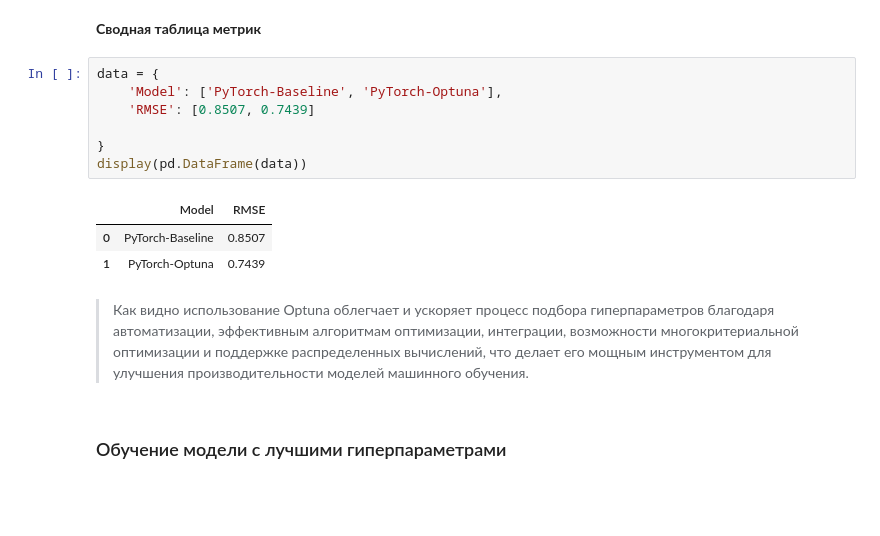
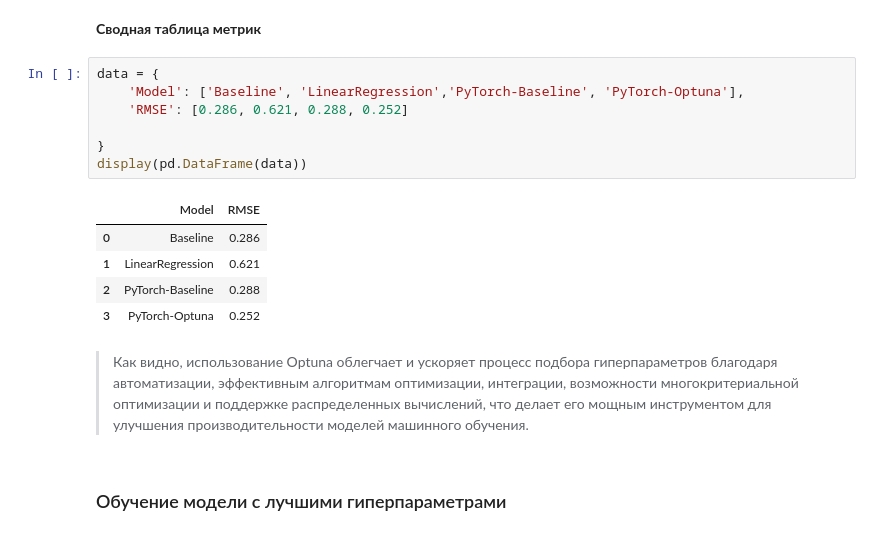
Before and after one commit to Denis-Mukhanov/search-by-images, a Jupyter notebook: search_by_images.ipynb, the cells around one changed output. Cells and saved outputs as stored; diff of their text form; blank space fills up the shorter version.

```diff
--- a/search_by_images.ipynb
+++ b/search_by_images.ipynb
@@ -1263,17 +1586,19 @@ output_results(trial)
 __Сводная таблица метрик__
 # %%
 data = {
-    'Model': ['PyTorch-Baseline', 'PyTorch-Optuna'],
-    'RMSE': [0.8507, 0.7439]
+    'Model': ['Baseline', 'LinearRegression','PyTorch-Baseline', 'PyTorch-Optuna'],
+    'RMSE': [0.286, 0.621, 0.288, 0.252]
 
 }
 display(pd.DataFrame(data))
 # %% [output]
 |  | Model | RMSE |
-| 0 | PyTorch-Baseline | 0.8507 |
-| 1 | PyTorch-Optuna | 0.7439 |
+| 0 | Baseline | 0.286 |
+| 1 | LinearRegression | 0.621 |
+| 2 | PyTorch-Baseline | 0.288 |
+| 3 | PyTorch-Optuna | 0.252 |
 # %% [markdown]
-> Как видно использование Optuna облегчает и ускоряет процесс подбора гиперпараметров благодаря автоматизации, эффективным алгоритмам оптимизации, интеграции, возможности многокритериальной оптимизации и поддержке распределенных вычислений, что делает его мощным инструментом для улучшения производительности моделей машинного обучения.
+> Как видно, использование Optuna облегчает и ускоряет процесс подбора гиперпараметров благодаря автоматизации, эффективным алгоритмам оптимизации, интеграции, возможности многокритериальной оптимизации и поддержке распределенных вычислений, что делает его мощным инструментом для улучшения производительности моделей машинного обучения.
 # %% [markdown]
 ### Обучение модели с лучшими гиперпараметрами
 # %%
```
Also changed, not shown: parts of 111 cells of this notebook, 4 other files.
